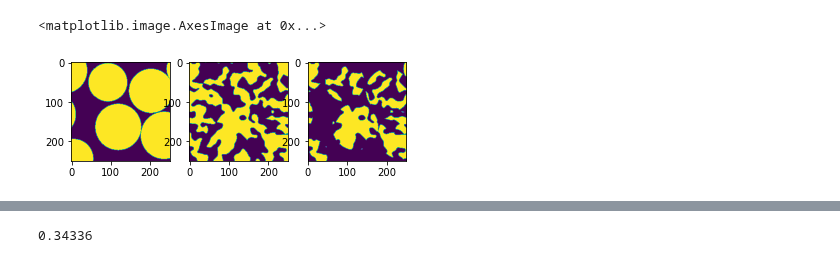
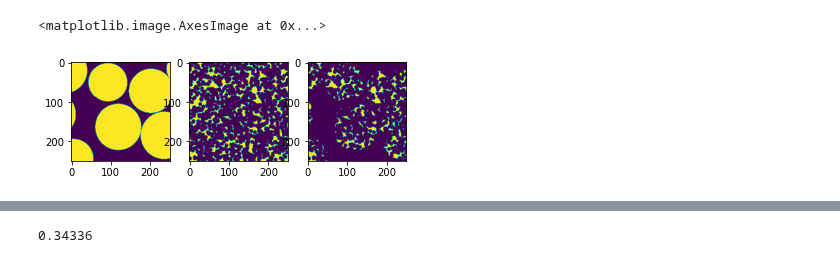
Before and after one commit to akkendrick/LABMOPS, a Jupyter notebook: microPorosityTest.ipynb, the cells around one changed output, grey strips where cells are left out. Saved outputs shown, nothing was run; the diff lists cells and outputs as text; code cells hidden in the pictures.

Commit message:
further exploring using porespy generators

```diff
--- a/microPorosityTest.ipynb
+++ b/microPorosityTest.ipynb
@@ -22,13 +22,15 @@ test[im == 1] = 0
 #test[final_image == 1] = 0
 # %%
 test.astype(bool)
-im2 = ps.generators.blobs(shape=[250, 250], blobiness=1)
+#im2 = ps.generators.blobs(shape=[250, 250], blobiness=1)
+#im2 =  ps.generators.RSA(im=im, radius=12)
+im2 = ps.generators.overlapping_spheres(shape=[250,250],radius=5,porosity=0.2)
 im3 = test.astype(bool) * im2
-#
+
 fig, ax = plt.subplots(1, 3)
 ax[0].imshow(test)
 ax[1].imshow(im2)
 ax[2].imshow(im3)
 # %% [output]
 <matplotlib.image.AxesImage at 0x...>
-[figure, old version]
+[figure, new version]
```
Also changed, not shown: parts of 1 cell of this notebook.
